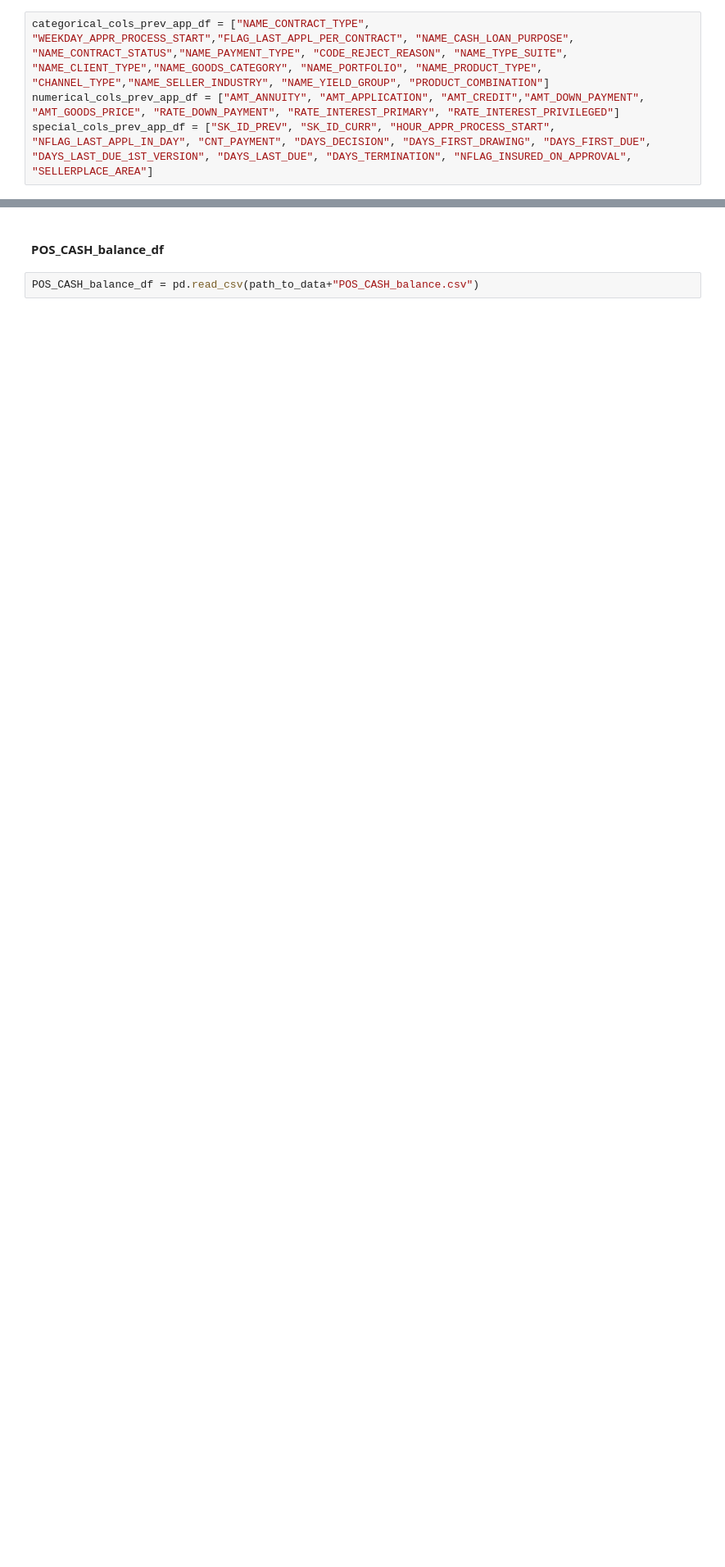
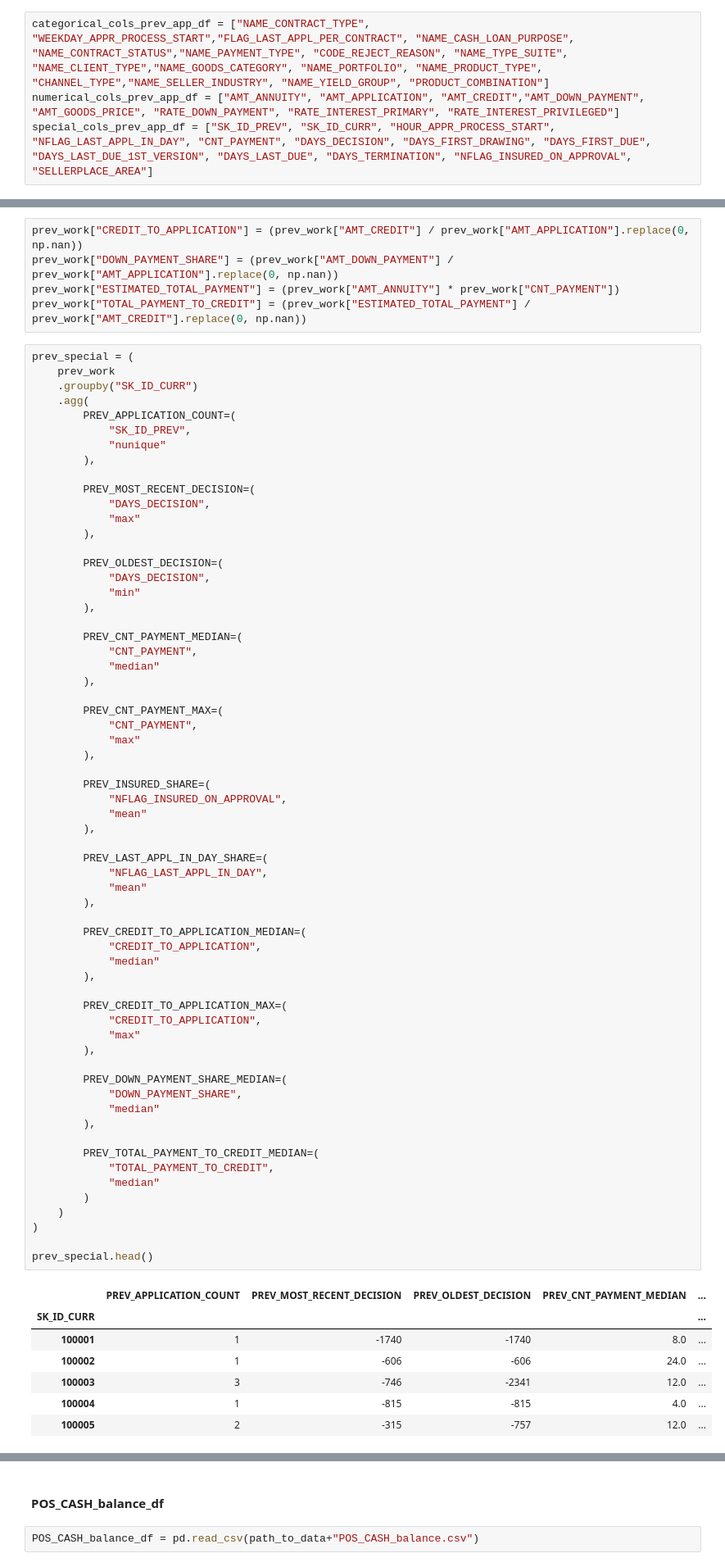
Before and after one commit to USL99/home-credit-default-risk, a Jupyter notebook: notebooks/03_feature_engineering.ipynb, the cells around one changed output, grey strips where cells are left out. Shown at 82% size. Saved outputs shown, nothing was run; the diff lists cells and outputs as text; blank space fills up the shorter version.

```diff
--- a/notebooks/03_feature_engineering.ipynb
+++ b/notebooks/03_feature_engineering.ipynb
@@ -875,0 +948,76 @@ print("\nNUMERICAL:", numerical_cols_prev_app_df)
+# %%
+prev_work["CREDIT_TO_APPLICATION"] = (prev_work["AMT_CREDIT"] / prev_work["AMT_APPLICATION"].replace(0, np.nan))
+prev_work["DOWN_PAYMENT_SHARE"] = (prev_work["AMT_DOWN_PAYMENT"] / prev_work["AMT_APPLICATION"].replace(0, np.nan))
+prev_work["ESTIMATED_TOTAL_PAYMENT"] = (prev_work["AMT_ANNUITY"] * prev_work["CNT_PAYMENT"])
+prev_work["TOTAL_PAYMENT_TO_CREDIT"] = (prev_work["ESTIMATED_TOTAL_PAYMENT"] / prev_work["AMT_CREDIT"].replace(0, np.nan))
+# %%
+prev_special = (
+    prev_work
+    .groupby("SK_ID_CURR")
+    .agg(
+        PREV_APPLICATION_COUNT=(
+            "SK_ID_PREV",
+            "nunique"
+        ),
+
+        PREV_MOST_RECENT_DECISION=(
+            "DAYS_DECISION",
+            "max"
+        ),
+
+        PREV_OLDEST_DECISION=(
+            "DAYS_DECISION",
+            "min"
+        ),
+
+        PREV_CNT_PAYMENT_MEDIAN=(
+            "CNT_PAYMENT",
+            "median"
+        ),
+
+        PREV_CNT_PAYMENT_MAX=(
+            "CNT_PAYMENT",
+            "max"
+        ),
+
+        PREV_INSURED_SHARE=(
+            "NFLAG_INSURED_ON_APPROVAL",
+            "mean"
+        ),
+
+        PREV_LAST_APPL_IN_DAY_SHARE=(
+            "NFLAG_LAST_APPL_IN_DAY",
+            "mean"
+        ),
+
+        PREV_CREDIT_TO_APPLICATION_MEDIAN=(
+            "CREDIT_TO_APPLICATION",
+            "median"
+        ),
+
+        PREV_CREDIT_TO_APPLICATION_MAX=(
+            "CREDIT_TO_APPLICATION",
+            "max"
+        ),
+
+        PREV_DOWN_PAYMENT_SHARE_MEDIAN=(
+            "DOWN_PAYMENT_SHARE",
+            "median"
+        ),
+
+        PREV_TOTAL_PAYMENT_TO_CREDIT_MEDIAN=(
+            "TOTAL_PAYMENT_TO_CREDIT",
+            "median"
+        )
+    )
+)
+
+prev_special.head()
+# %% [output]
+|  | PREV_APPLICATION_COUNT | PREV_MOST_RECENT_DECISION | PREV_OLDEST_DECISION | PREV_CNT_PAYMENT_MEDIAN | ... |
+| SK_ID_CURR |  |  |  |  | ... |
+| 100001 | 1 | -1740 | -1740 | 8.0 | ... |
+| 100002 | 1 | -606 | -606 | 24.0 | ... |
+| 100003 | 3 | -746 | -2341 | 12.0 | ... |
+| 100004 | 1 | -815 | -815 | 4.0 | ... |
+| 100005 | 2 | -315 | -757 | 12.0 | ... |
```
Also changed, not shown: parts of 37 cells of this notebook.
